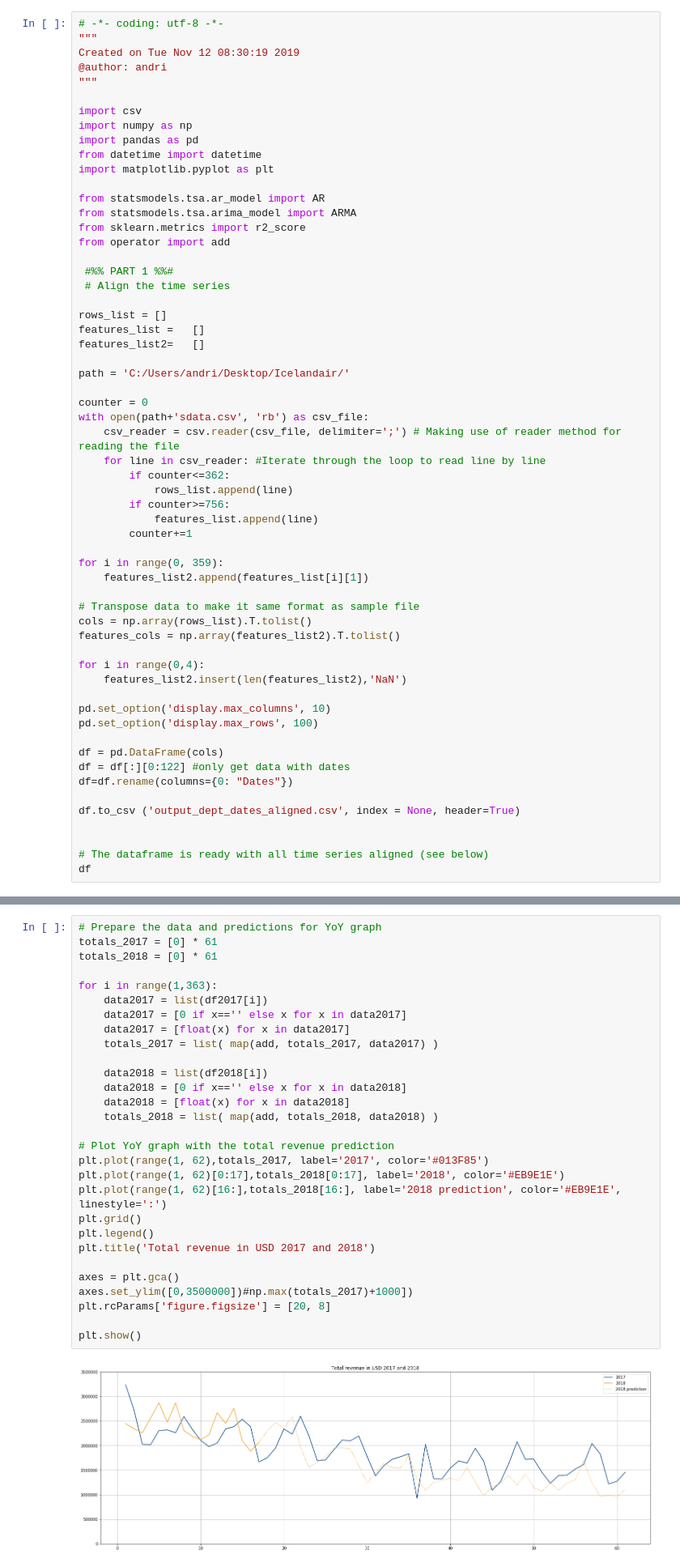
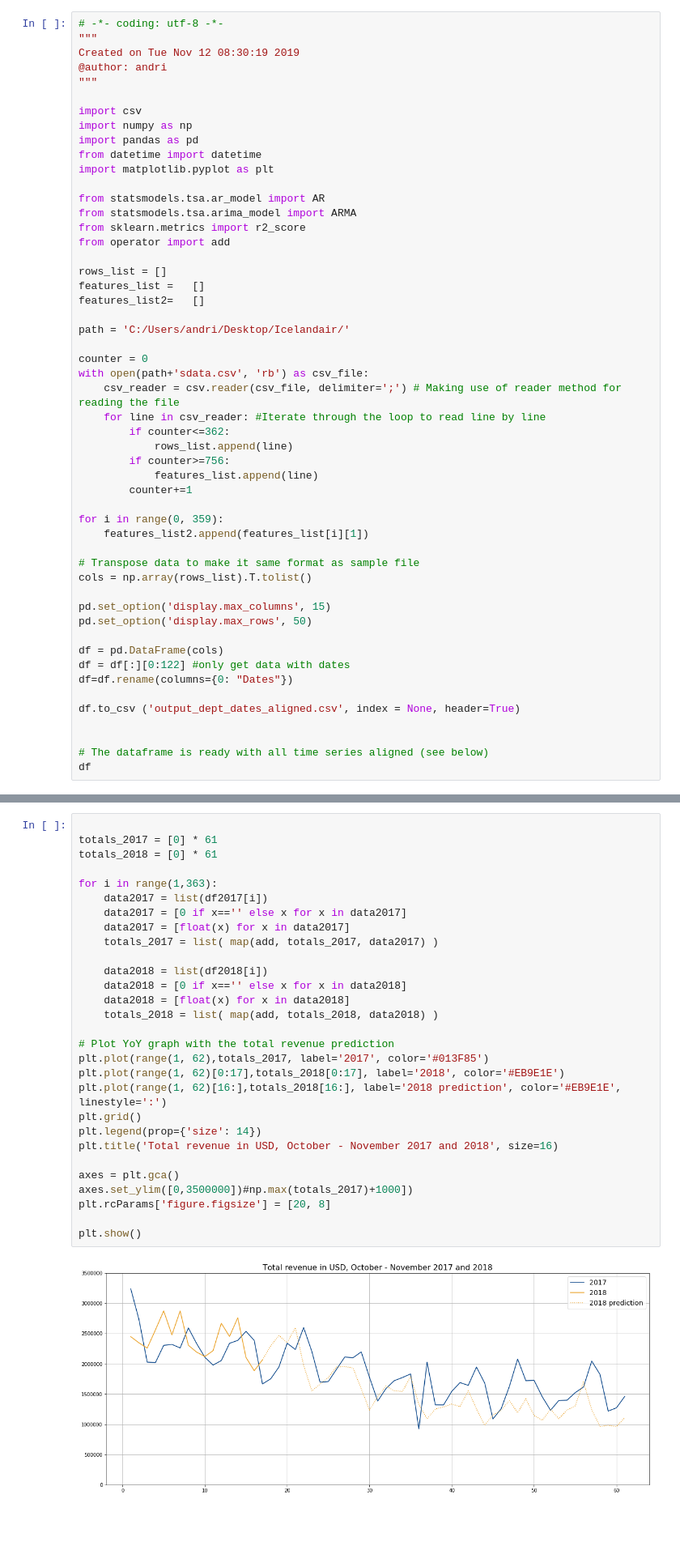
Before and after one commit to andrittt/Icelandair, a Jupyter notebook: Icelandair Time Series Forecasting.ipynb, the cells around one changed output, grey strips where cells are left out. Shown: that part at 81% size. Saved outputs shown, nothing was run; the diff lists cells and outputs as text; blank space fills up the shorter version.

```diff
--- a/Icelandair Time Series Forecasting.ipynb
+++ b/Icelandair Time Series Forecasting.ipynb
@@ -15,9 +20,6 @@ from statsmodels.tsa.ar_model import AR
 from statsmodels.tsa.arima_model import ARMA
 from sklearn.metrics import r2_score
 from operator import add
-
- #%% PART 1 %%#
- # Align the time series
 
 rows_list = []
 features_list =   []
@@ -40,13 +42,9 @@ for i in range(0, 359):
 
 # Transpose data to make it same format as sample file
 cols = np.array(rows_list).T.tolist()
-features_cols = np.array(features_list2).T.tolist()
 
-for i in range(0,4):
-    features_list2.insert(len(features_list2),'NaN')
-
-pd.set_option('display.max_columns', 10)
-pd.set_option('display.max_rows', 100)
+pd.set_option('display.max_columns', 15)
+pd.set_option('display.max_rows', 50)
 
 df = pd.DataFrame(cols)
 df = df[:][0:122] #only get data with dates
@@ -211,31 +225,31 @@ plt.show();
 # %%
-# Prepare the data and predictions for YoY graph
+
 totals_2017 = [0] * 61
 totals_2018 = [0] * 61
 
 for i in range(1,363):
     data2017 = list(df2017[i])
     data2017 = [0 if x=='' else x for x in data2017]
     data2017 = [float(x) for x in data2017]
     totals_2017 = list( map(add, totals_2017, data2017) )
 
     data2018 = list(df2018[i])
     data2018 = [0 if x=='' else x for x in data2018]
     data2018 = [float(x) for x in data2018]
     totals_2018 = list( map(add, totals_2018, data2018) )
 
 # Plot YoY graph with the total revenue prediction
 plt.plot(range(1, 62),totals_2017, label='2017', color='#013F85')
 plt.plot(range(1, 62)[0:17],totals_2018[0:17], label='2018', color='#EB9E1E')
 plt.plot(range(1, 62)[16:],totals_2018[16:], label='2018 prediction', color='#EB9E1E', linestyle=':')
 plt.grid()
-plt.legend()
-plt.title('Total revenue in USD 2017 and 2018')
+plt.legend(prop={'size': 14})
+plt.title('Total revenue in USD, October - November 2017 and 2018', size=16)
 
 axes = plt.gca()
 axes.set_ylim([0,3500000])#np.max(totals_2017)+1000])
 plt.rcParams['figure.figsize'] = [20, 8]
 
 plt.show()
 # %% [output]
-[figure, old version]
+[figure, new version]
```
Also changed, not shown: parts of 12 cells of this notebook.
